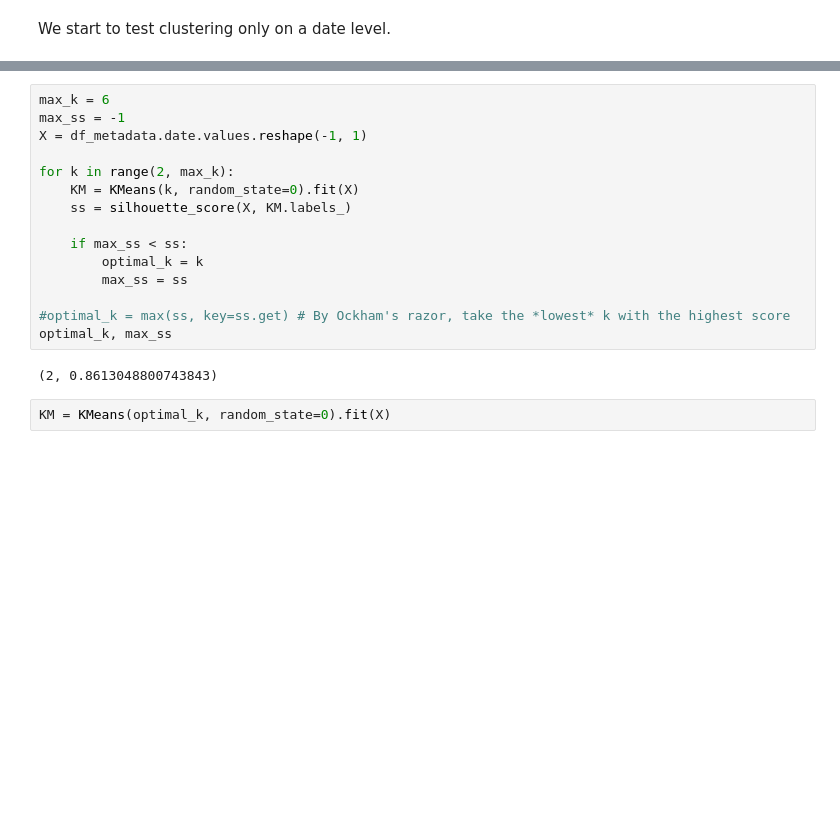
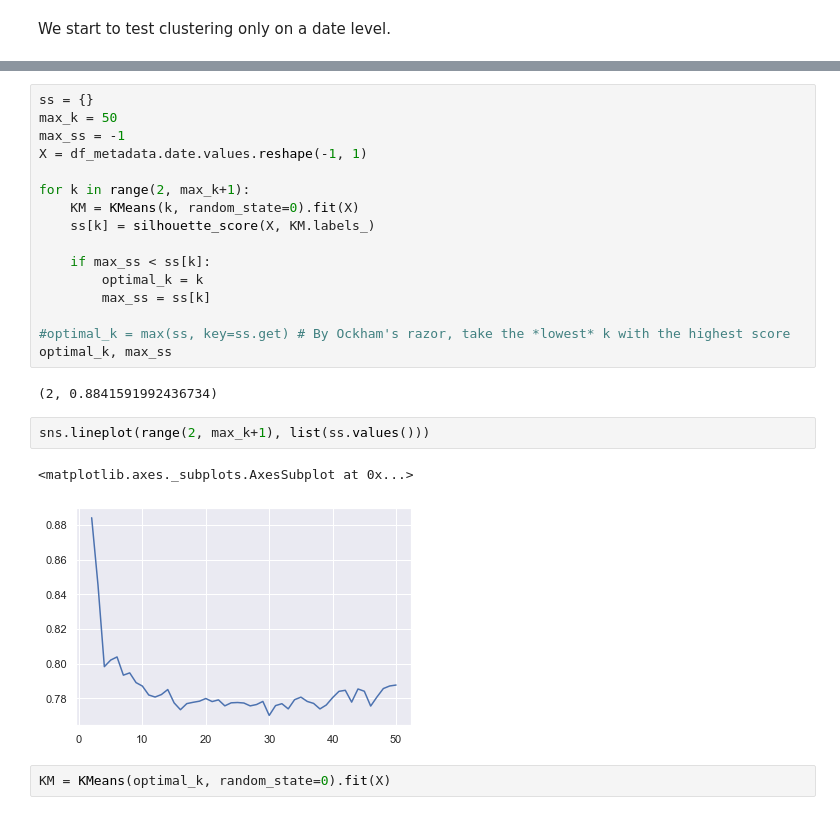
Before and after one commit to MirjamC/master_thesis_kb, a Jupyter notebook: thesis.ipynb, the cells around one changed output, grey strips where cells are left out. Drawn from its saved outputs; the diff is of its cells as text; blank space fills up the shorter version.

```diff
--- a/thesis.ipynb
+++ b/thesis.ipynb
@@ -1015,20 +1024,26 @@ from sklearn.metrics import silhouette_score#, silhouette_samples
 # %%
-max_k = 6
+ss = {}
+max_k = 50
 max_ss = -1
 X = df_metadata.date.values.reshape(-1, 1)
 
-for k in range(2, max_k):
+for k in range(2, max_k+1):
     KM = KMeans(k, random_state=0).fit(X)
-    ss = silhouette_score(X, KM.labels_)
+    ss[k] = silhouette_score(X, KM.labels_)
 
-    if max_ss < ss:
+    if max_ss < ss[k]:
         optimal_k = k
-        max_ss = ss
+        max_ss = ss[k]
 
 #optimal_k = max(ss, key=ss.get) # By Ockham's razor, take the *lowest* k with the highest score
 optimal_k, max_ss
 # %% [output]
-(2, 0.8613048800743843)
+(2, 0.8841591992436734)
+# %%
+sns.lineplot(range(2, max_k+1), list(ss.values()))
+# %% [output]
+<matplotlib.axes._subplots.AxesSubplot at 0x...>
+[figure, added]
 # %%
 KM = KMeans(optimal_k, random_state=0).fit(X)
 # %%
```
Also changed, not shown: parts of 6 cells of this notebook.
